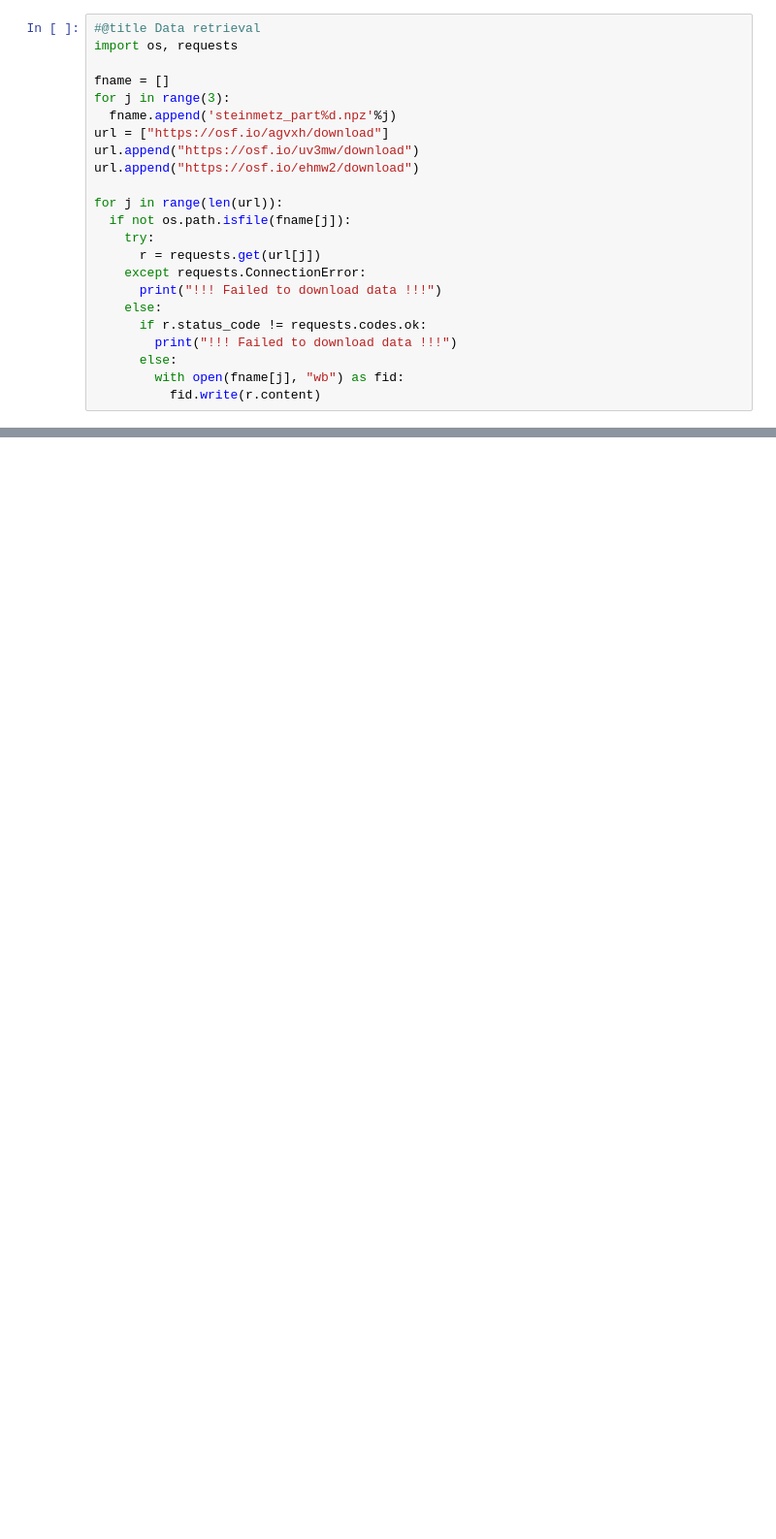
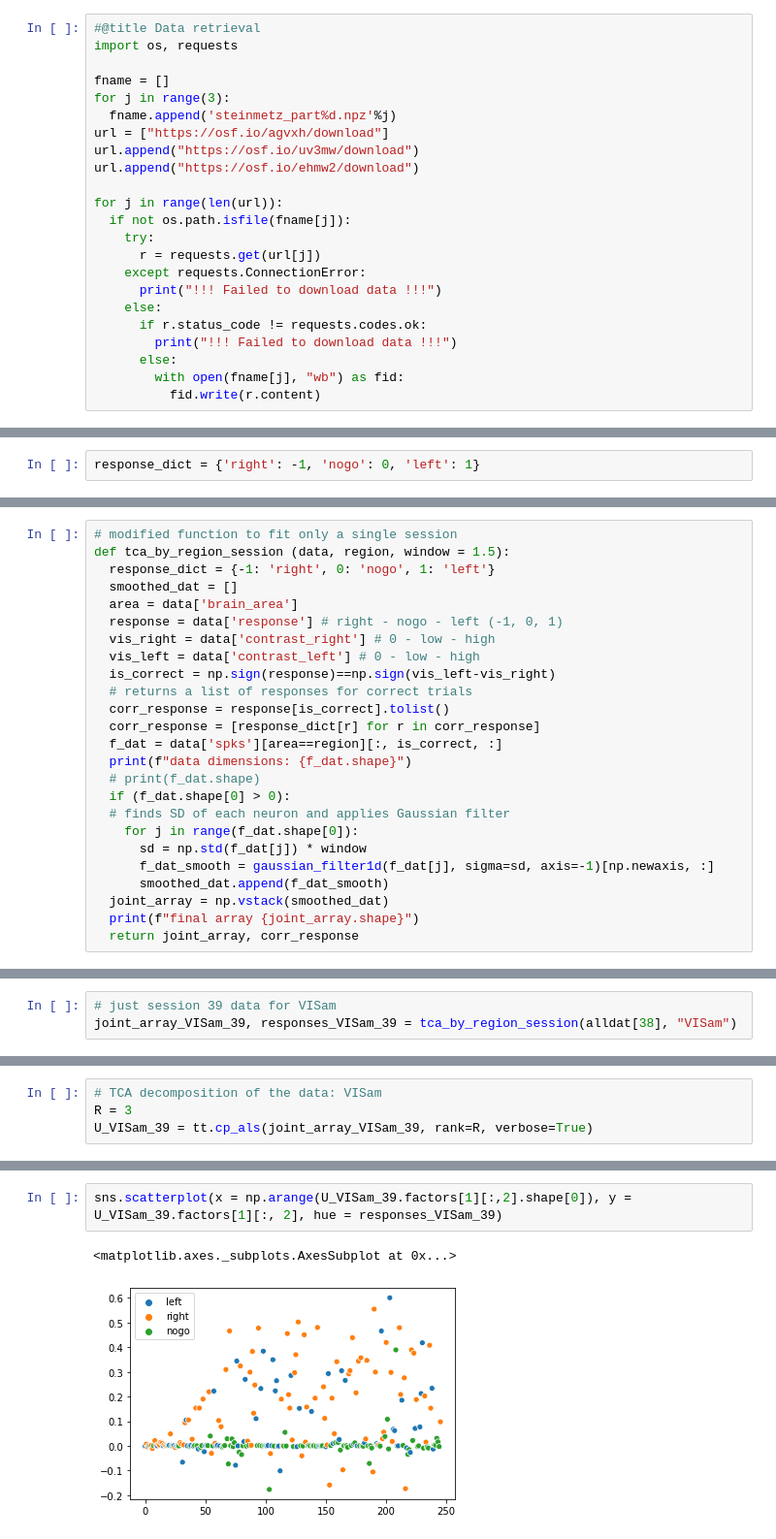
Before and after one commit to Devlaxman93/Neurohackers, a Jupyter notebook: Steinmetz_SC_analysis.ipynb, the cells around one changed output, grey strips where cells are left out. Shown: that part at 97% size. Drawn from its saved outputs; the diff is of its cells as text; blank space fills up the shorter version.

```diff
--- a/Steinmetz_SC_analysis.ipynb
+++ b/Steinmetz_SC_analysis.ipynb
@@ -53,4 +44,6 @@ import tensortools as tt
 alldat = np.array([])
 for j in range(len(fname)):
   alldat = np.hstack((alldat, np.load('steinmetz_part%d.npz'%j, allow_pickle=True)['dat']))
+# %%
+response_dict = {'right': -1, 'nogo': 0, 'left': 1}
 # %%
@@ -84,0 +78,25 @@ print(joint_array.shape)
+# %%
+# modified function to fit only a single session
+def tca_by_region_session (data, region, window = 1.5):
+  response_dict = {-1: 'right', 0: 'nogo', 1: 'left'}
+  smoothed_dat = []
+  area = data['brain_area']
+  response = data['response'] # right - nogo - left (-1, 0, 1)
+  vis_right = data['contrast_right'] # 0 - low - high
+  vis_left = data['contrast_left'] # 0 - low - high
+  is_correct = np.sign(response)==np.sign(vis_left-vis_right)
+  # returns a list of responses for correct trials
+  corr_response = response[is_correct].tolist()
+  corr_response = [response_dict[r] for r in corr_response]
+  f_dat = data['spks'][area==region][:, is_correct, :]
+  print(f"data dimensions: {f_dat.shape}")
+  # print(f_dat.shape)
+  if (f_dat.shape[0] > 0):
+  # finds SD of each neuron and applies Gaussian filter
+    for j in range(f_dat.shape[0]):
+      sd = np.std(f_dat[j]) * window
+      f_dat_smooth = gaussian_filter1d(f_dat[j], sigma=sd, axis=-1)[np.newaxis, :]
+      smoothed_dat.append(f_dat_smooth)
+  joint_array = np.vstack(smoothed_dat)
+  print(f"final array {joint_array.shape}")
+  return joint_array, corr_response
@@ -111,0 +215,3 @@ Converged after 20 iterations, 3.7948163809996913 seconds. Objective: 0.97910837
+# %%
+# just session 39 data for VISam
+joint_array_VISam_39, responses_VISam_39 = tca_by_region_session(alldat[38], "VISam")
@@ -111,0 +222,4 @@ Converged after 20 iterations, 3.7948163809996913 seconds. Objective: 0.97910837
+# %%
+# TCA decomposition of the data: VISam
+R = 3
+U_VISam_39 = tt.cp_als(joint_array_VISam_39, rank=R, verbose=True)
@@ -111,0 +244,5 @@ Converged after 20 iterations, 3.7948163809996913 seconds. Objective: 0.97910837
+# %%
+sns.scatterplot(x = np.arange(U_VISam_39.factors[1][:,2].shape[0]), y = U_VISam_39.factors[1][:, 2], hue = responses_VISam_39)
+# %% [output]
+<matplotlib.axes._subplots.AxesSubplot at 0x...>
+[figure, added]
```
Also changed, not shown: parts of 14 cells of this notebook.
